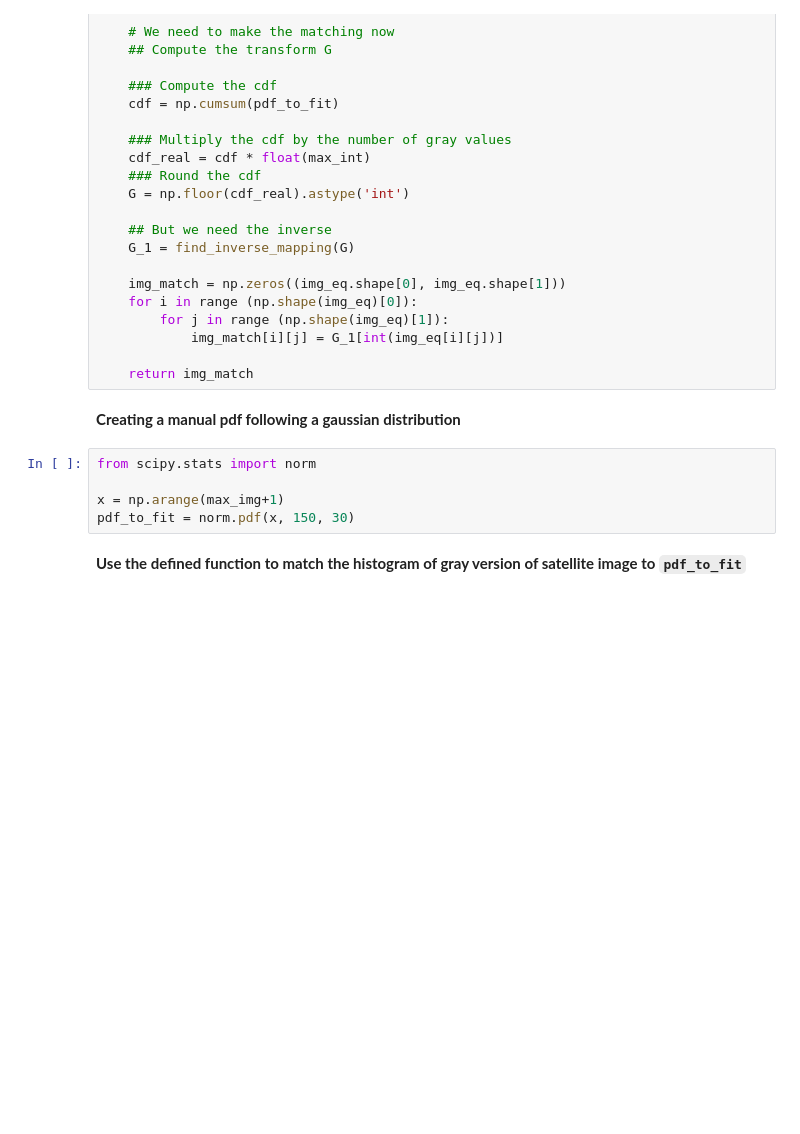
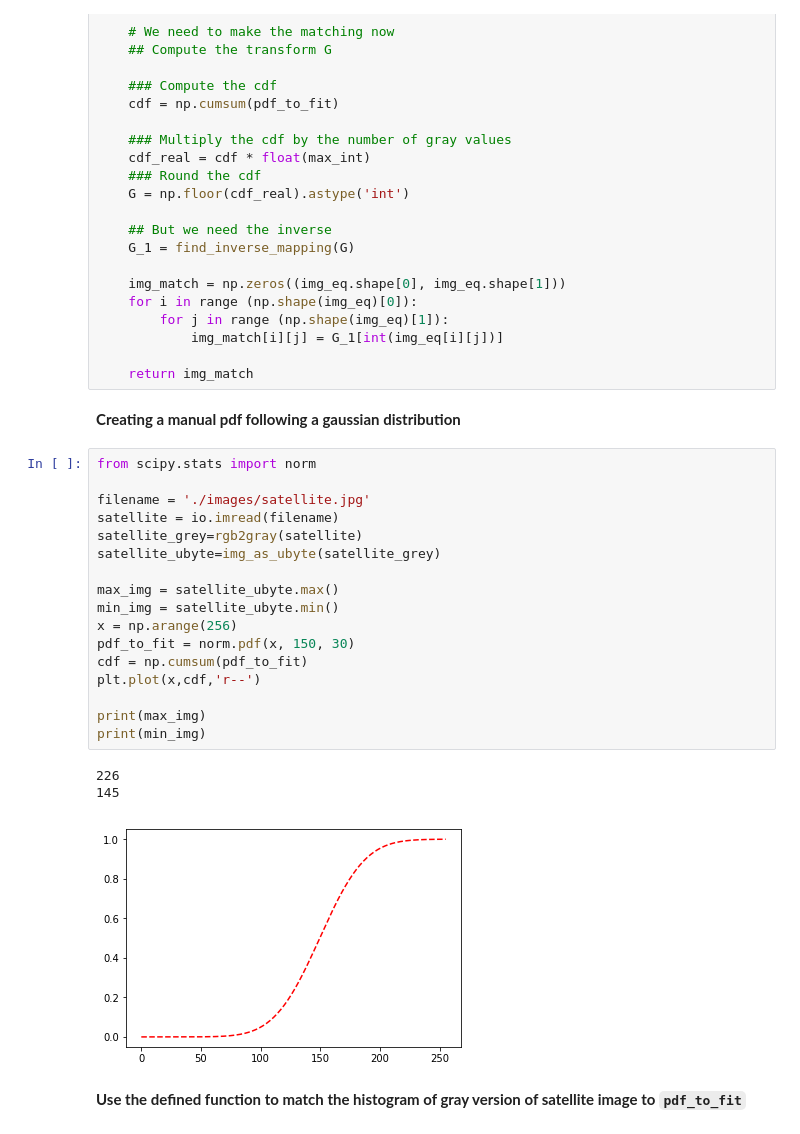
Before and after one commit to dariazotovamaia/B31XB-IIP-TP-1718, a Jupyter notebook: 2-image-enhancement/2-enhancement-supplementary.ipynb, the cells around one changed output. Saved outputs shown, nothing was run; the diff lists cells and outputs as text; blank space fills up the shorter version.

```diff
--- a/2-image-enhancement/2-enhancement-supplementary.ipynb
+++ b/2-image-enhancement/2-enhancement-supplementary.ipynb
@@ -198,10 +200,26 @@ def hist_match(img, pdf_to_fit, min_int, max_int):
     return img_match
 # %% [markdown]
 **Creating a manual pdf following a gaussian distribution**
-# %%
-from scipy.stats import norm
-
-x = np.arange(max_img+1)
-pdf_to_fit = norm.pdf(x, 150, 30)
+# %%
+from scipy.stats import norm
+
+filename = './images/satellite.jpg'
+satellite = io.imread(filename)
+satellite_grey=rgb2gray(satellite)
+satellite_ubyte=img_as_ubyte(satellite_grey)
+
+max_img = satellite_ubyte.max()
+min_img = satellite_ubyte.min()
+x = np.arange(256)
+pdf_to_fit = norm.pdf(x, 150, 30)
+cdf = np.cumsum(pdf_to_fit)
+plt.plot(x,cdf,'r--')
+
+print(max_img)
+print(min_img)
+# %% [output]
+226
+145
+[figure, added]
 # %% [markdown]
 **Use the defined function to match the histogram of gray version of satellite image to `pdf_to_fit`**
```
Also changed, not shown: parts of 7 cells of this notebook.
